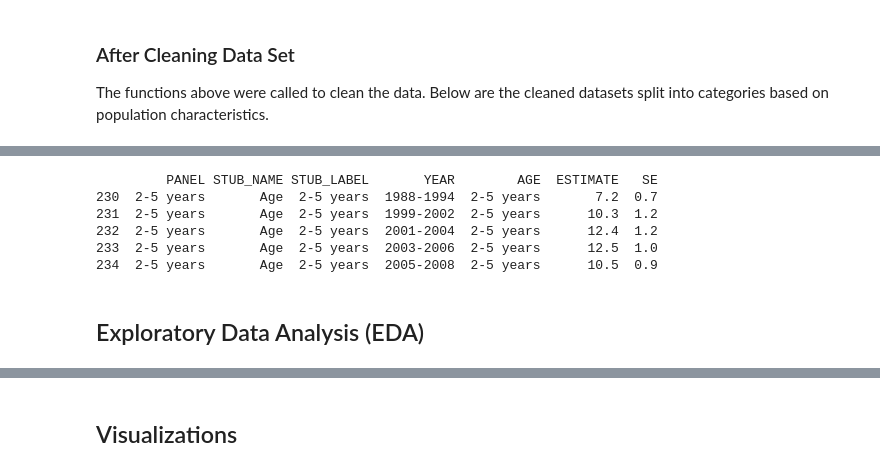
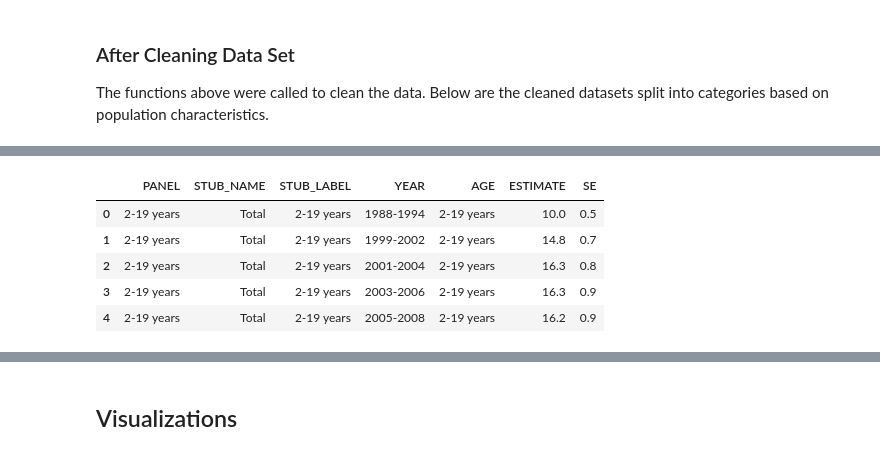
Before and after one commit to rafaymk02/Obesity-Factors-Analysis-US-, a Jupyter notebook: obesity_analysis_children.ipynb, the cells around one changed output, grey strips where cells are left out. Cells and saved outputs as stored; diff of their text form; code cells hidden in the pictures.

```diff
--- a/obesity_analysis_children.ipynb
+++ b/obesity_analysis_children.ipynb
@@ -139,11 +37,9 @@ print(sex_obesity.head())
-# %%
-print(age_obesity.head())
-# %% [output]
-         PANEL STUB_NAME STUB_LABEL       YEAR        AGE  ESTIMATE   SE
-230  2-5 years       Age  2-5 years  1988-1994  2-5 years       7.2  0.7
-231  2-5 years       Age  2-5 years  1999-2002  2-5 years      10.3  1.2
-232  2-5 years       Age  2-5 years  2001-2004  2-5 years      12.4  1.2
-233  2-5 years       Age  2-5 years  2003-2006  2-5 years      12.5  1.0
-234  2-5 years       Age  2-5 years  2005-2008  2-5 years      10.5  0.9
-# %% [markdown]
-## Exploratory Data Analysis (EDA)
+# %%
+total_obesity.head()
+# %% [output]
+|  | PANEL | STUB_NAME | STUB_LABEL | YEAR | AGE | ESTIMATE | SE |
+| 0 | 2-19 years | Total | 2-19 years | 1988-1994 | 2-19 years | 10.0 | 0.5 |
+| 1 | 2-19 years | Total | 2-19 years | 1999-2002 | 2-19 years | 14.8 | 0.7 |
+| 2 | 2-19 years | Total | 2-19 years | 2001-2004 | 2-19 years | 16.3 | 0.8 |
+| 3 | 2-19 years | Total | 2-19 years | 2003-2006 | 2-19 years | 16.3 | 0.9 |
+| 4 | 2-19 years | Total | 2-19 years | 2005-2008 | 2-19 years | 16.2 | 0.9 |
```
Also changed, not shown: parts of 15 cells of this notebook, 2 other files.
